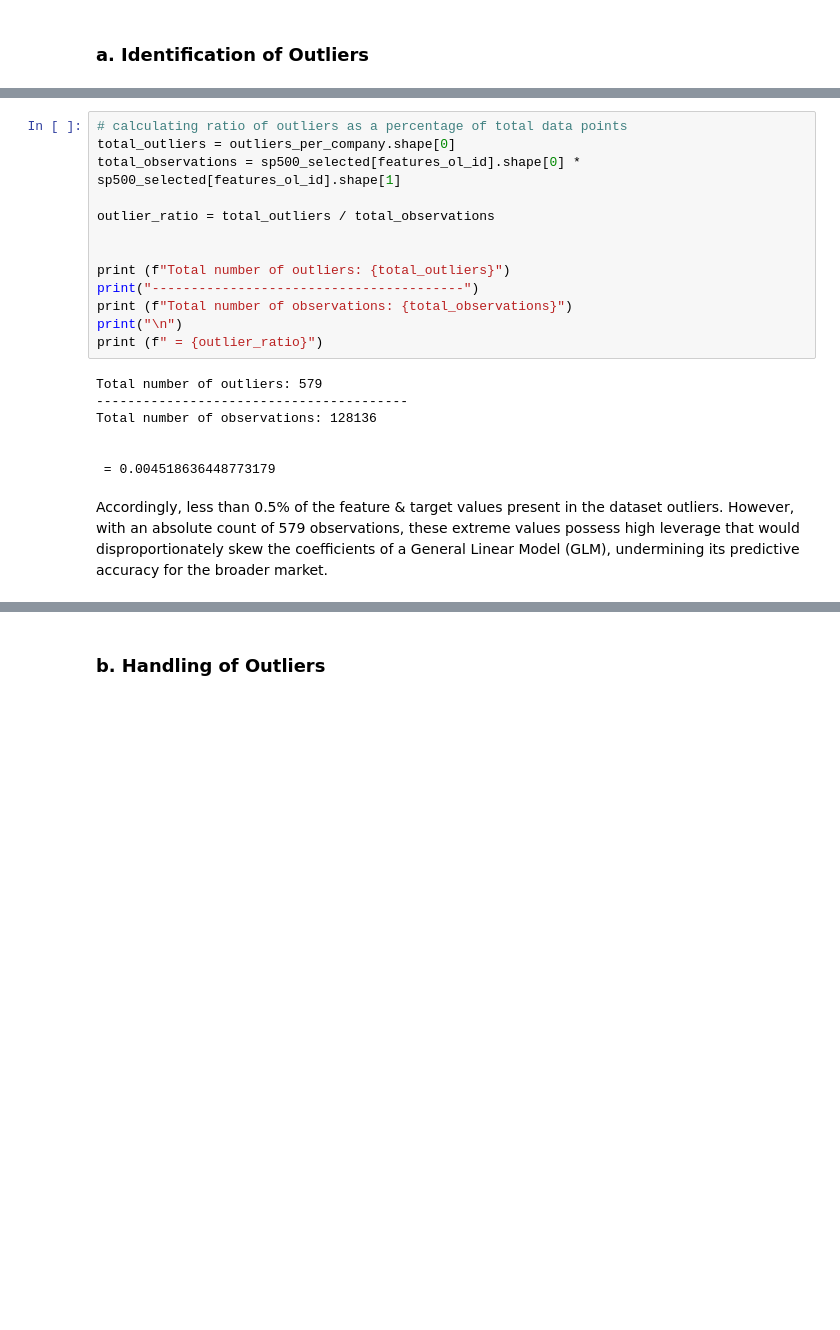
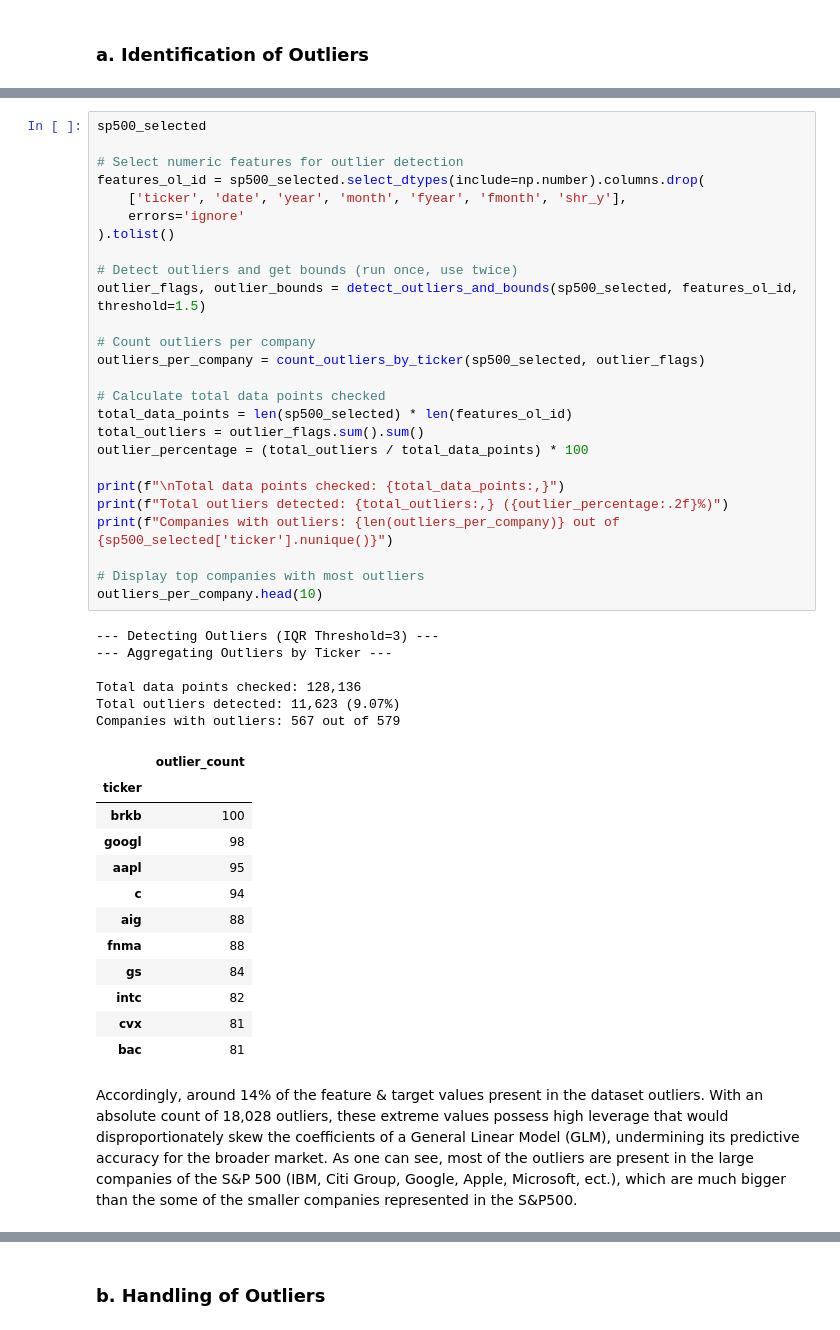
Before and after one commit to mauricebaier/rb_data_exercise, a Jupyter notebook: Assignment.ipynb, the cells around one changed output, grey strips where cells are left out. Saved outputs shown, nothing was run; the diff lists cells and outputs as text; blank space fills up the shorter version.

Commit message:
Outlier ID and Windsorizing done

```diff
--- a/Assignment.ipynb
+++ b/Assignment.ipynb
@@ -329,22 +321,48 @@ outliers_per_company.head(10)
-# %%
-# calculating ratio of outliers as a percentage of total data points
-total_outliers = outliers_per_company.shape[0]
-total_observations = sp500_selected[features_ol_id].shape[0] * sp500_selected[features_ol_id].shape[1]
-
-outlier_ratio = total_outliers / total_observations
-
-
-print (f"Total number of outliers: {total_outliers}")
-print("----------------------------------------")
-print (f"Total number of observations: {total_observations}")
-print("\n")
-print (f" = {outlier_ratio}")
-# %% [output]
-Total number of outliers: 579
-----------------------------------------
-Total number of observations: 128136
-
-
- = 0.004518636448773179
+# %%
+sp500_selected
+
+# Select numeric features for outlier detection
+features_ol_id = sp500_selected.select_dtypes(include=np.number).columns.drop(
+    ['ticker', 'date', 'year', 'month', 'fyear', 'fmonth', 'shr_y'],
+    errors='ignore'
+).tolist()
+
+# Detect outliers and get bounds (run once, use twice)
+outlier_flags, outlier_bounds = detect_outliers_and_bounds(sp500_selected, features_ol_id, threshold=1.5)
+
+# Count outliers per company
+outliers_per_company = count_outliers_by_ticker(sp500_selected, outlier_flags)
+
+# Calculate total data points checked
+total_data_points = len(sp500_selected) * len(features_ol_id)
+total_outliers = outlier_flags.sum().sum()
+outlier_percentage = (total_outliers / total_data_points) * 100
+
+print(f"\nTotal data points checked: {total_data_points:,}")
+print(f"Total outliers detected: {total_outliers:,} ({outlier_percentage:.2f}%)")
+print(f"Companies with outliers: {len(outliers_per_company)} out of {sp500_selected['ticker'].nunique()}")
+
+# Display top companies with most outliers
+outliers_per_company.head(10)
+# %% [output]
+--- Detecting Outliers (IQR Threshold=3) ---
+--- Aggregating Outliers by Ticker ---
+
+Total data points checked: 128,136
+Total outliers detected: 11,623 (9.07%)
+Companies with outliers: 567 out of 579
+|  | outlier_count |
+| ticker |  |
+| brkb | 100 |
+| googl | 98 |
+| aapl | 95 |
+| c | 94 |
+| aig | 88 |
+| fnma | 88 |
+| gs | 84 |
+| intc | 82 |
+| cvx | 81 |
+| bac | 81 |
 # %% [markdown]
-Accordingly, less than 0.5% of the feature & target values present in the dataset outliers. However, with an absolute count of 579 observations, these extreme values possess high leverage that would disproportionately skew the coefficients of a General Linear Model (GLM), undermining its predictive accuracy for the broader market.
+Accordingly, around 14% of the feature & target values present in the dataset outliers. With an absolute count of 18,028 outliers, these extreme values possess high leverage that would disproportionately skew the coefficients of a General Linear Model (GLM), undermining its predictive accuracy for the broader market.
+As one can see, most of the outliers are present in the large companies of the S&P 500 (IBM, Citi Group, Google, Apple, Microsoft, ect.), which are much bigger than the some of the smaller companies represented in the S&P500.
```
Also changed, not shown: parts of 4 cells of this notebook.
